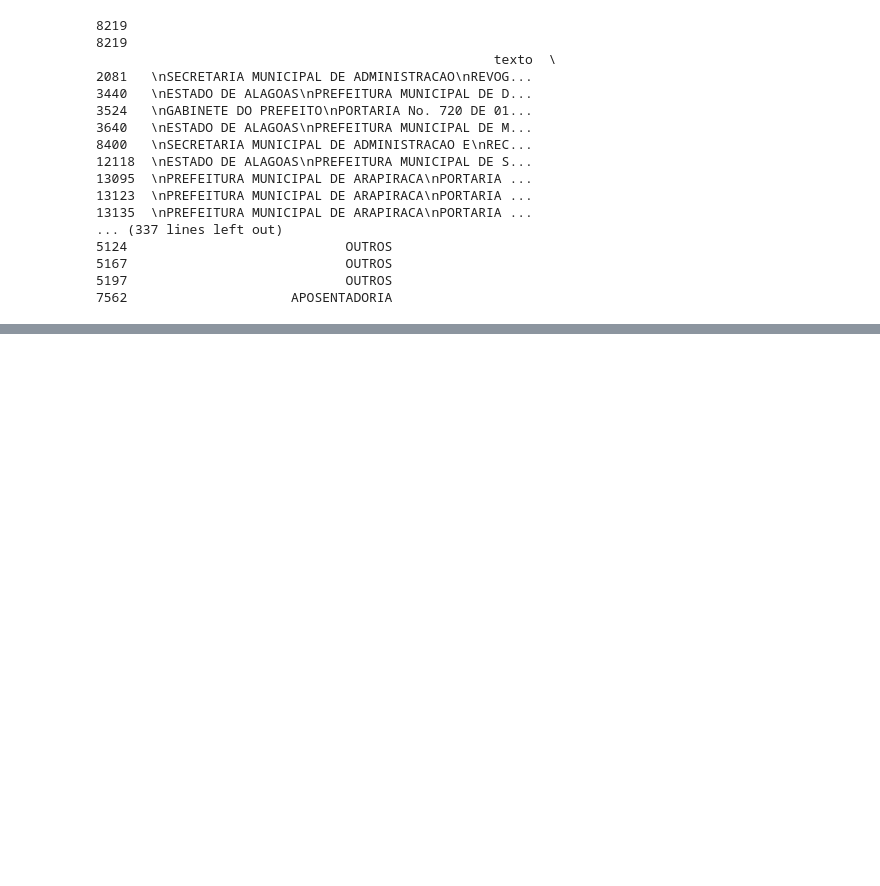
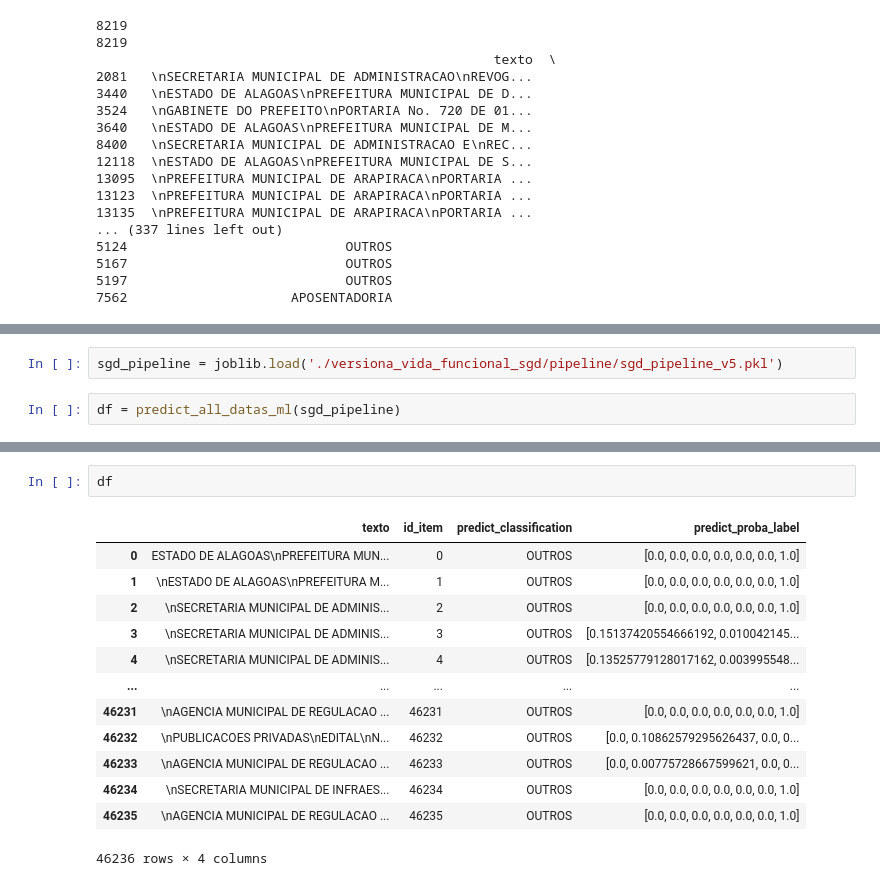
Before and after one commit to andrepreira/dataset_version_control, a Jupyter notebook: notebook/treino_modelo_vida_funcional.ipynb, the cells around one changed output, grey strips where cells are left out. Cells and saved outputs as stored; diff of their text form; blank space fills up the shorter version.

Commit message:
predict all

```diff
--- a/notebook/treino_modelo_vida_funcional.ipynb
+++ b/notebook/treino_modelo_vida_funcional.ipynb
@@ -676,0 +682,4 @@ dataset_merge_v5 = recebe_dados_rubrix_e_faz_merge(dataset_treinado_v5, 5)
+# %%
+sgd_pipeline = joblib.load('./versiona_vida_funcional_sgd/pipeline/sgd_pipeline_v5.pkl')
+# %%
+df = predict_all_datas_ml(sgd_pipeline)
@@ -676,0 +701,16 @@ dataset_merge_v5 = recebe_dados_rubrix_e_faz_merge(dataset_treinado_v5, 5)
+# %%
+df
+# %% [output]
+|  | texto | id_item | predict_classification | predict_proba_label |
+| 0 | ESTADO DE ALAGOAS\nPREFEITURA MUN... | 0 | OUTROS | [0.0, 0.0, 0.0, 0.0, 0.0, 0.0, 1.0] |
+| 1 | \nESTADO DE ALAGOAS\nPREFEITURA M... | 1 | OUTROS | [0.0, 0.0, 0.0, 0.0, 0.0, 0.0, 1.0] |
+| 2 | \nSECRETARIA MUNICIPAL DE ADMINIS... | 2 | OUTROS | [0.0, 0.0, 0.0, 0.0, 0.0, 0.0, 1.0] |
+| 3 | \nSECRETARIA MUNICIPAL DE ADMINIS... | 3 | OUTROS | [0.15137420554666192, 0.010042145... |
+| 4 | \nSECRETARIA MUNICIPAL DE ADMINIS... | 4 | OUTROS | [0.13525779128017162, 0.003995548... |
+| ... | ... | ... | ... | ... |
+| 46231 | \nAGENCIA MUNICIPAL DE REGULACAO ... | 46231 | OUTROS | [0.0, 0.0, 0.0, 0.0, 0.0, 0.0, 1.0] |
+| 46232 | \nPUBLICACOES PRIVADAS\nEDITAL\nN... | 46232 | OUTROS | [0.0, 0.10862579295626437, 0.0, 0... |
+| 46233 | \nAGENCIA MUNICIPAL DE REGULACAO ... | 46233 | OUTROS | [0.0, 0.00775728667599621, 0.0, 0... |
+| 46234 | \nSECRETARIA MUNICIPAL DE INFRAES... | 46234 | OUTROS | [0.0, 0.0, 0.0, 0.0, 0.0, 0.0, 1.0] |
+| 46235 | \nAGENCIA MUNICIPAL DE REGULACAO ... | 46235 | OUTROS | [0.0, 0.0, 0.0, 0.0, 0.0, 0.0, 1.0] |
+46236 rows × 4 columns
```
Also changed, not shown: parts of 11 cells of this notebook, 2 other files.
